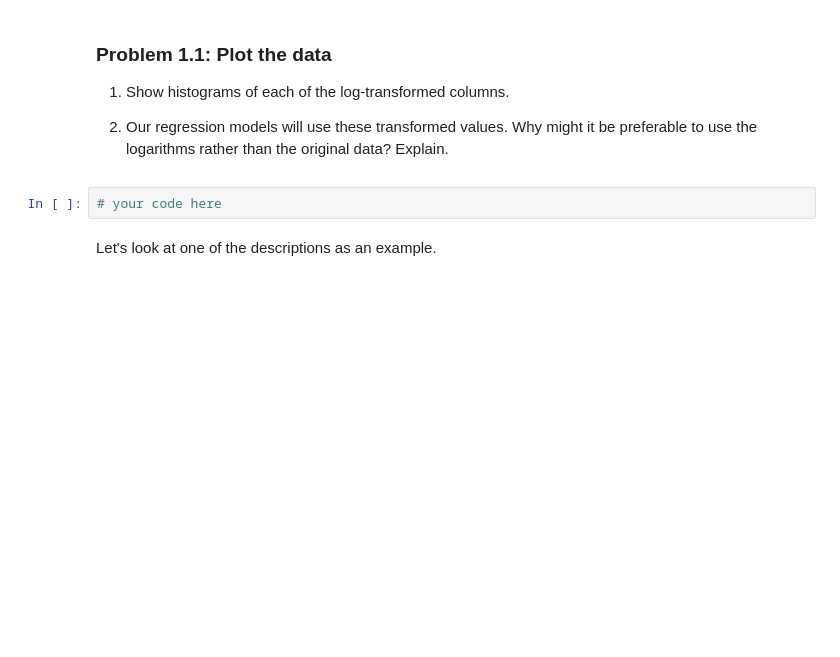
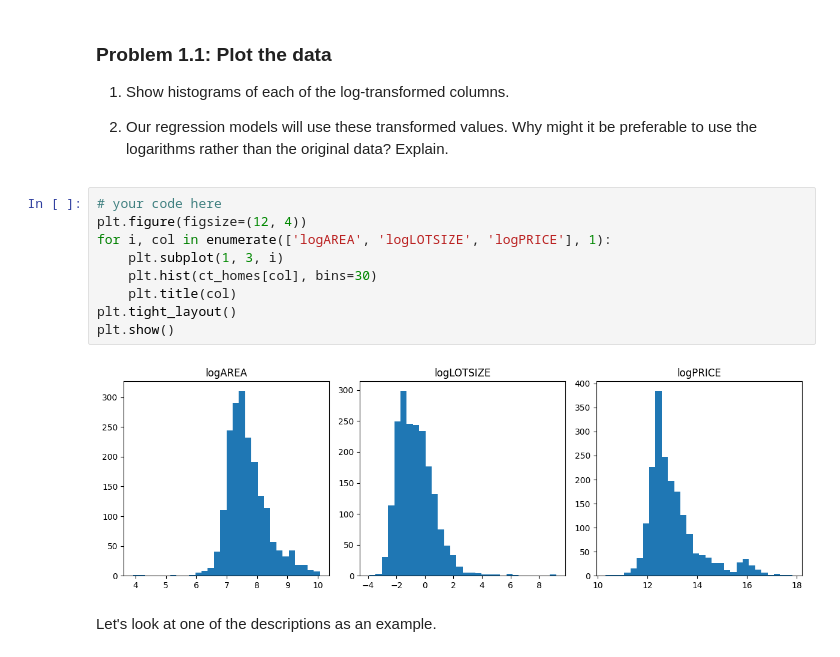
Before and after one commit to yuhanqianns94/Intro-to-ML, a Jupyter notebook: assignments/assn5/assn5.ipynb, the cells around one changed output. Saved outputs shown, nothing was run; the diff lists cells and outputs as text; blank space fills up the shorter version.

```diff
--- a/assignments/assn5/assn5.ipynb
+++ b/assignments/assn5/assn5.ipynb
@@ -78,6 +106,15 @@ ct_homes
 1. Our regression models will use these transformed values. Why might it be preferable to use the logarithms rather than the original data? Explain.
 # %%
 # your code here
+plt.figure(figsize=(12, 4))
+for i, col in enumerate(['logAREA', 'logLOTSIZE', 'logPRICE'], 1):
+    plt.subplot(1, 3, i)
+    plt.hist(ct_homes[col], bins=30)
+    plt.title(col)
+plt.tight_layout()
+plt.show()
+# %% [output]
+[figure, added]
 # %% [markdown]
 Let's look at one of the descriptions as an example.
 # %%
```
Also changed, not shown: parts of 24 cells of this notebook.
